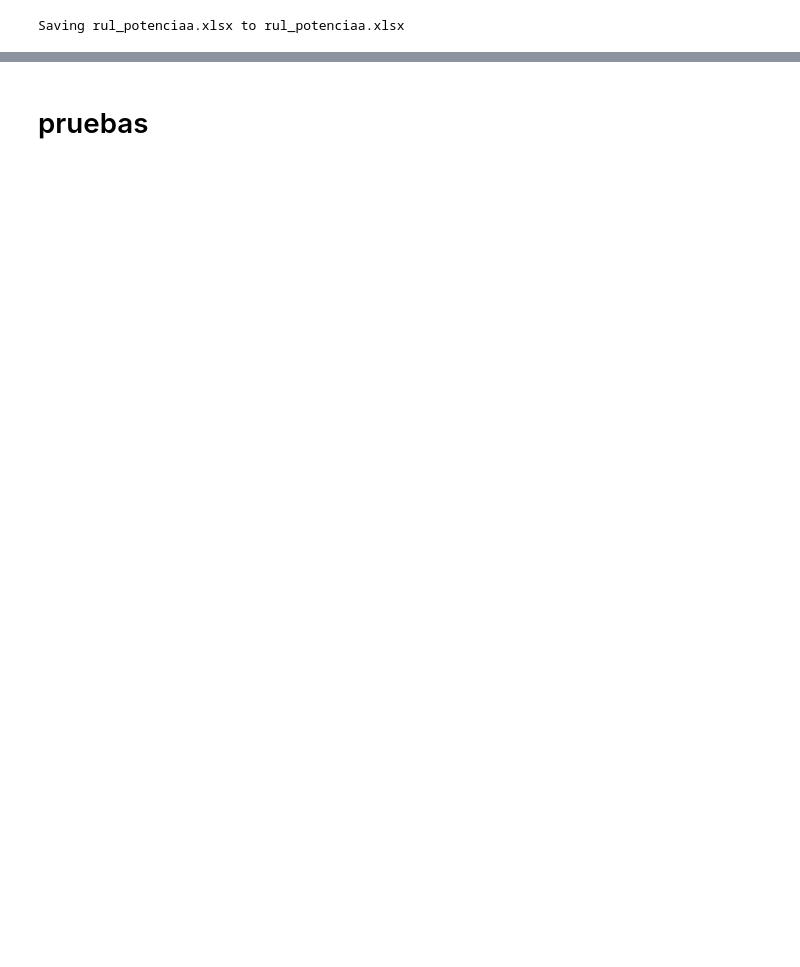
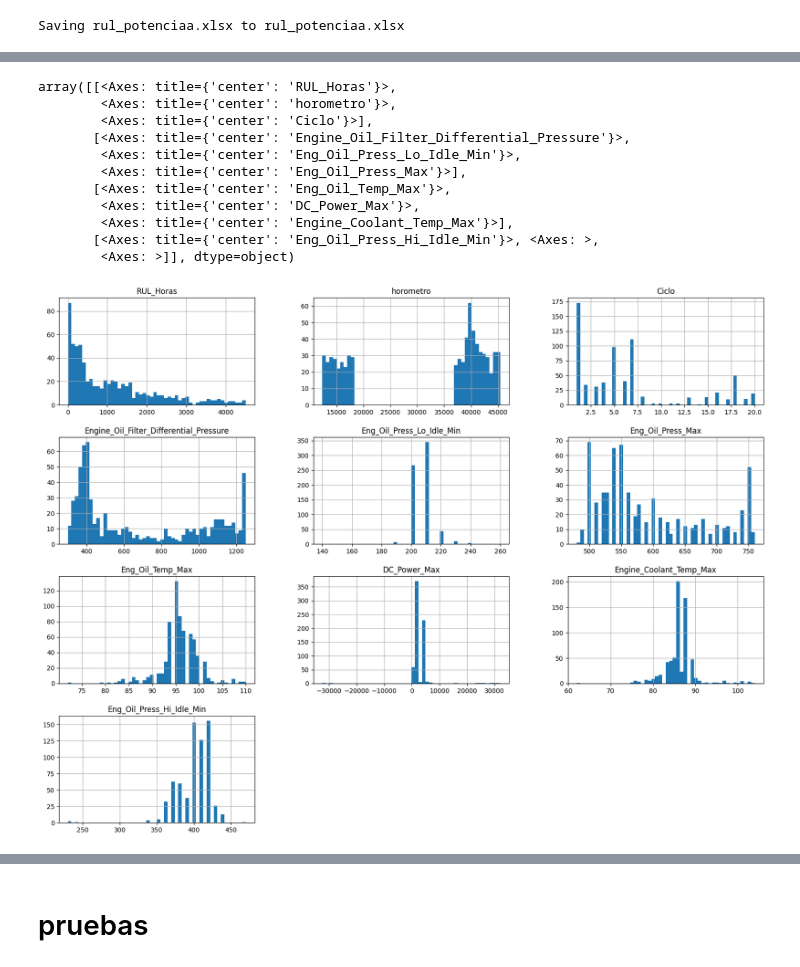
Before and after one commit to ETorresSacha/Prediccion-RULL, a Jupyter notebook: analisis_datos_reto.ipynb, the cells around one changed output, grey strips where cells are left out. Cells and saved outputs as stored; diff of their text form; code cells hidden in the pictures; blank space fills up the shorter version.

```diff
--- a/analisis_datos_reto.ipynb
+++ b/analisis_datos_reto.ipynb
@@ -70,5 +50,9 @@ data["Ciclo"] = data.groupby("equipment")["new_cycle"].cumsum()
 
 # Eliminamos la columna auxiliar
 data = data.drop(columns=["new_cycle"])
+
+# Mover columna Ciclo a la posición 1
+col = data.pop("Ciclo")            # sacar la columna
+data.insert(5, "Ciclo", col)       # insertarla en la posición 5
 # %%
 data = data.drop(columns=['rn'])
@@ -111,0 +114,16 @@ importancess.head(20)
+# %%
+# visualización de los datos en histograms
+data.hist(bins=50, figsize=(20,15))
+# %% [output]
+array([[<Axes: title={'center': 'RUL_Horas'}>,
+        <Axes: title={'center': 'horometro'}>,
+        <Axes: title={'center': 'Ciclo'}>],
+       [<Axes: title={'center': 'Engine_Oil_Filter_Differential_Pressure'}>,
+        <Axes: title={'center': 'Eng_Oil_Press_Lo_Idle_Min'}>,
+        <Axes: title={'center': 'Eng_Oil_Press_Max'}>],
+       [<Axes: title={'center': 'Eng_Oil_Temp_Max'}>,
+        <Axes: title={'center': 'DC_Power_Max'}>,
+        <Axes: title={'center': 'Engine_Coolant_Temp_Max'}>],
+       [<Axes: title={'center': 'Eng_Oil_Press_Hi_Idle_Min'}>, <Axes: >,
+        <Axes: >]], dtype=object)
+[figure, added]
```
Also changed, not shown: parts of 41 cells of this notebook.
